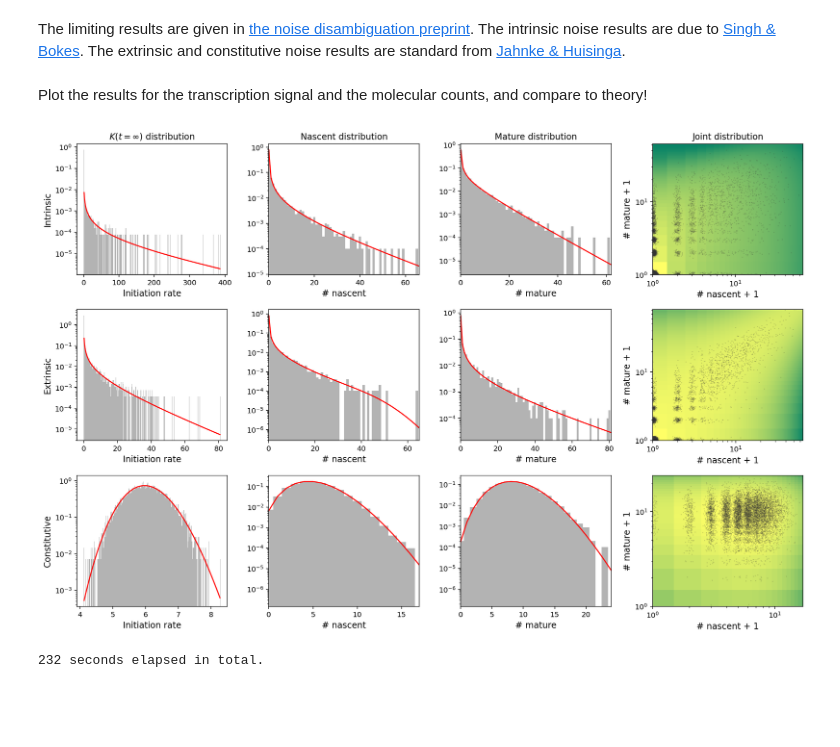
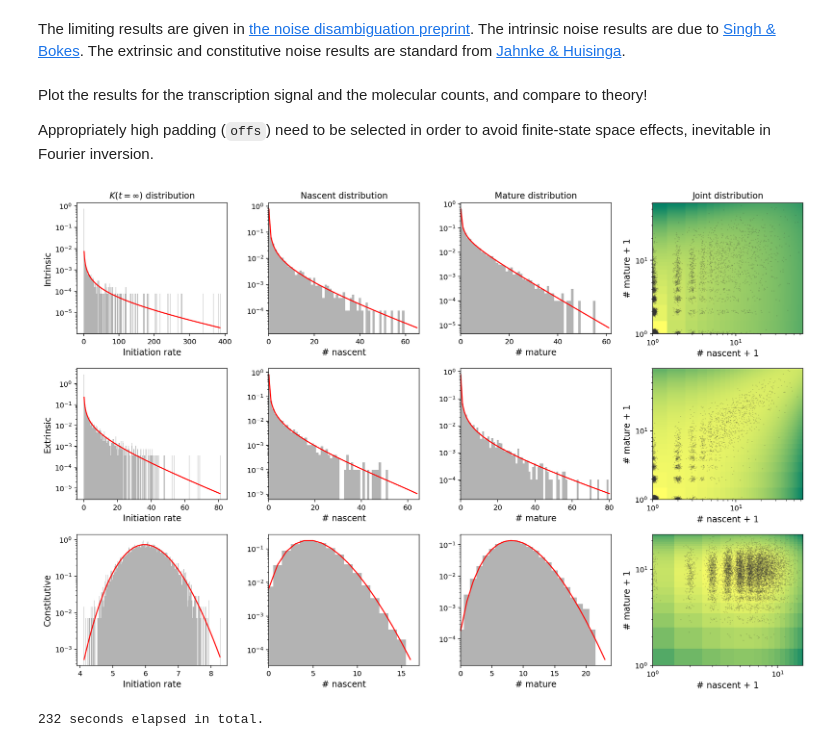
Before and after one commit to pachterlab/GP_2021, a Jupyter notebook: gg210207_gou_gill_python.ipynb, the cells around one changed output. Saved outputs shown, nothing was run; the diff lists cells and outputs as text; code cells hidden in the pictures; blank space fills up the shorter version.

```diff
--- a/gg210207_gou_gill_python.ipynb
+++ b/gg210207_gou_gill_python.ipynb
@@ -171,6 +171,8 @@ def MVNB(a,eta,b,g,n,m):
     return np.exp(Z_)
 # %% [markdown]
 Plot the results for the transcription signal and the molecular counts, and compare to theory!
+
+Appropriately high padding (``offs``) need to be selected in order to avoid finite-state space effects, inevitable in Fourier inversion.
 # %%
 syslabel = ('Intrinsic','Extrinsic','Constitutive')
 xlabel = ('Initiation rate','# nascent','# mature')
@@ -197,12 +199,13 @@ for k_ in range(3):
     SDE_ss = F['SDE_ss'][0]
     tvec = F['tvec_sde'][0]
     T_ss = np.inf
-    offs = 5
+    offs = 50
 
-    x_nas = np.arange(np.amax(X_s[:,0])+offs)
-    x_mat = np.arange(np.amax(X_s[:,1])+offs)
+    mx = [np.amax(X_s[:,i]) for i in range(2)]
+    x_nas = np.arange(mx[0]+1)
+    x_mat = np.arange(mx[1]+1)
 
-    Pss = np.squeeze(compute_joint(k_,L,eta,splic,gamma,kappa,int(x_nas[-1]+1),int(x_mat[-1]+1)))
+    Pss = np.squeeze(compute_joint(k_,L,eta,splic,gamma,kappa,int(x_nas[-1]+offs),int(x_mat[-1]+offs)))
 
     ###TRANSCRIPTION RATE
     ax1[k_,0].hist(SDE_ss,bins=300, density=True,color=col_hist)
@@ -236,36 +239,36 @@ for k_ in range(3):
     nCells = X_s.shape[0]
     noise = 1+np.random.randn(nCells,2)/20
 
     nas_ = (X_s[:,0]+1)*noise[:,0]
     filt = np.logical_and(X_s[:,0]==0, nas_<1)
     nas_[filt] = 2-nas_[filt]
 
     mat_ = (X_s[:,1]+1)*noise[:,1]
     filt = np.logical_and(X_s[:,1]==0, mat_<1)
     mat_[filt] = 2-mat_[filt]
 
 
     Pa = np.log10(np.squeeze(Pss)[0:len(x_nas),0:len(x_mat)])
     X_,Y_ = np.meshgrid(x_nas+0.5,x_mat+0.5)
     ax1[k_,3].pcolor(X_.T,Y_.T,Pa,cmap='summer')
     ax1[k_,3].scatter(nas_,mat_,color=scatter_col,s=scatter_size,alpha=scatter_alpha,edgecolors=None)
     ax1[k_,3].set_xscale('log')
     ax1[k_,3].set_yscale('log')
-    ax1[k_,3].set_xlim([1,np.amax(X_s[:,0])+1])
-    ax1[k_,3].set_ylim([1,np.amax(X_s[:,1])+1])
+    ax1[k_,3].set_xlim([1,np.amax(X_s[:,0])])
+    ax1[k_,3].set_ylim([1,np.amax(X_s[:,1])])
 
     ax1[k_,0].set_ylabel(syslabel[k_],fontsize=fontsize)
     for j_ in range(3):
         ax1[k_,j_].set_xlabel(xlabel[j_],fontsize=fontsize)
     ax1[k_,3].set_xlabel(jlabel[0],fontsize=fontsize)
     ax1[k_,3].set_ylabel(jlabel[1],fontsize=fontsize)
     if k_==0:
         for j_ in range(4):
             ax1[k_,j_].set_title(titles[j_],fontsize=fontsize)
 fig1.tight_layout()
 plt.savefig('gou_fig3.png',dpi=450)
 # %% [output]
-[figure, old version]
+[figure, new version]
 # %%
 tend = ti.time()
 print('{:.0f} seconds elapsed in total.'.format(tend-tstart))
```
